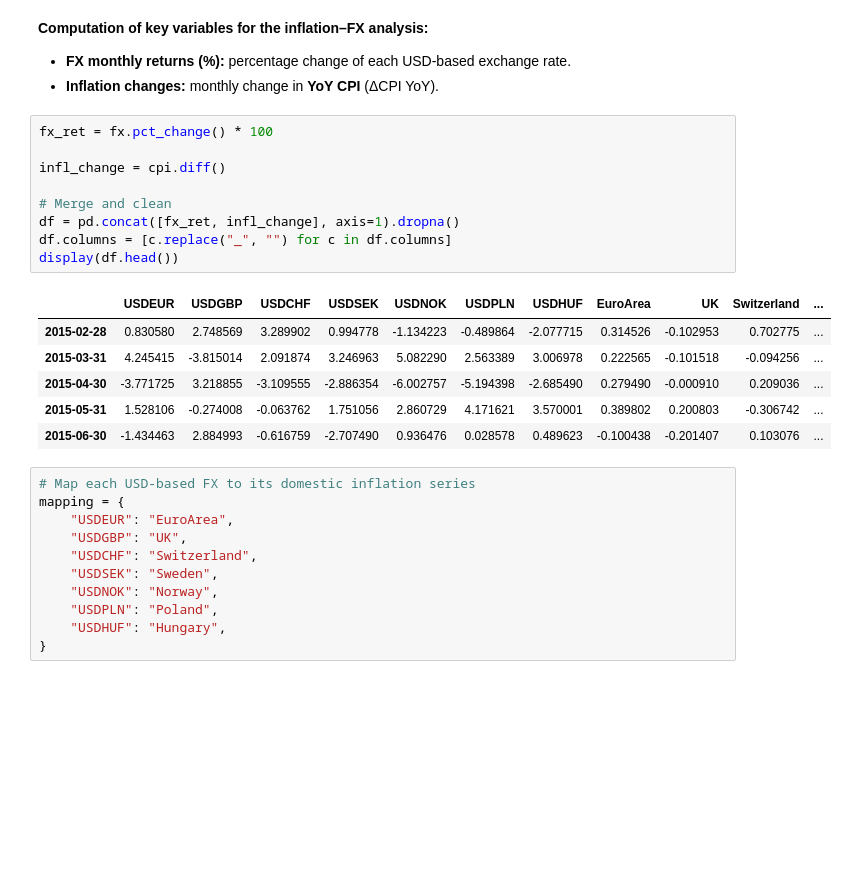
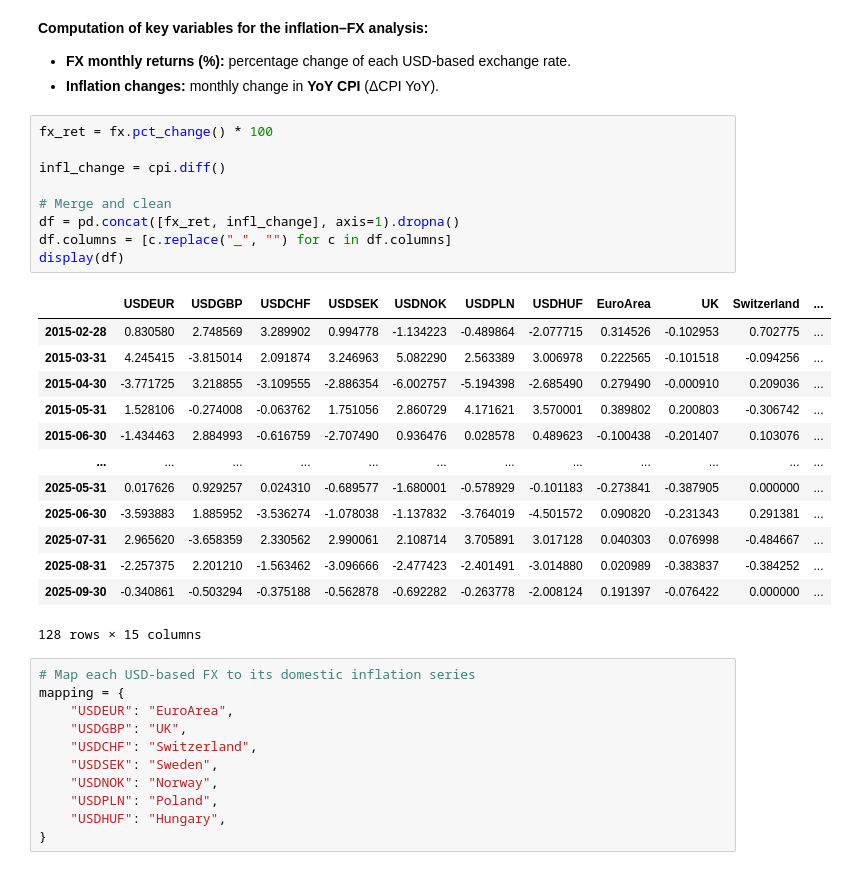
Before and after one commit to sarahthoumyre/project_ml, a Jupyter notebook: new_version_propre copy.ipynb, the cells around one changed output. Cells and saved outputs as stored; diff of their text form; blank space fills up the shorter version.

```diff
--- a/new_version_propre copy.ipynb
+++ b/new_version_propre copy.ipynb
@@ -257,19 +280,26 @@ Datasets loaded: ['cpi', 'fx']
 # %%
 fx_ret = fx.pct_change() * 100
 
 infl_change = cpi.diff()
 
 # Merge and clean
 df = pd.concat([fx_ret, infl_change], axis=1).dropna()
 df.columns = [c.replace("_", "") for c in df.columns]
-display(df.head())
+display(df)
 # %% [output]
 |  | USDEUR | USDGBP | USDCHF | USDSEK | USDNOK | USDPLN | USDHUF | EuroArea | UK | Switzerland | ... |
 | 2015-02-28 | 0.830580 | 2.748569 | 3.289902 | 0.994778 | -1.134223 | -0.489864 | -2.077715 | 0.314526 | -0.102953 | 0.702775 | ... |
 | 2015-03-31 | 4.245415 | -3.815014 | 2.091874 | 3.246963 | 5.082290 | 2.563389 | 3.006978 | 0.222565 | -0.101518 | -0.094256 | ... |
 | 2015-04-30 | -3.771725 | 3.218855 | -3.109555 | -2.886354 | -6.002757 | -5.194398 | -2.685490 | 0.279490 | -0.000910 | 0.209036 | ... |
 | 2015-05-31 | 1.528106 | -0.274008 | -0.063762 | 1.751056 | 2.860729 | 4.171621 | 3.570001 | 0.389802 | 0.200803 | -0.306742 | ... |
 | 2015-06-30 | -1.434463 | 2.884993 | -0.616759 | -2.707490 | 0.936476 | 0.028578 | 0.489623 | -0.100438 | -0.201407 | 0.103076 | ... |
+| ... | ... | ... | ... | ... | ... | ... | ... | ... | ... | ... | ... |
+| 2025-05-31 | 0.017626 | 0.929257 | 0.024310 | -0.689577 | -1.680001 | -0.578929 | -0.101183 | -0.273841 | -0.387905 | 0.000000 | ... |
+| 2025-06-30 | -3.593883 | 1.885952 | -3.536274 | -1.078038 | -1.137832 | -3.764019 | -4.501572 | 0.090820 | -0.231343 | 0.291381 | ... |
+| 2025-07-31 | 2.965620 | -3.658359 | 2.330562 | 2.990061 | 2.108714 | 3.705891 | 3.017128 | 0.040303 | 0.076998 | -0.484667 | ... |
+| 2025-08-31 | -2.257375 | 2.201210 | -1.563462 | -3.096666 | -2.477423 | -2.401491 | -3.014880 | 0.020989 | -0.383837 | -0.384252 | ... |
+| 2025-09-30 | -0.340861 | -0.503294 | -0.375188 | -0.562878 | -0.692282 | -0.263778 | -2.008124 | 0.191397 | -0.076422 | 0.000000 | ... |
+128 rows × 15 columns
 # %%
 # Map each USD-based FX to its domestic inflation series
 mapping = {
```
Also changed, not shown: parts of 5 cells of this notebook, 1 other file.
